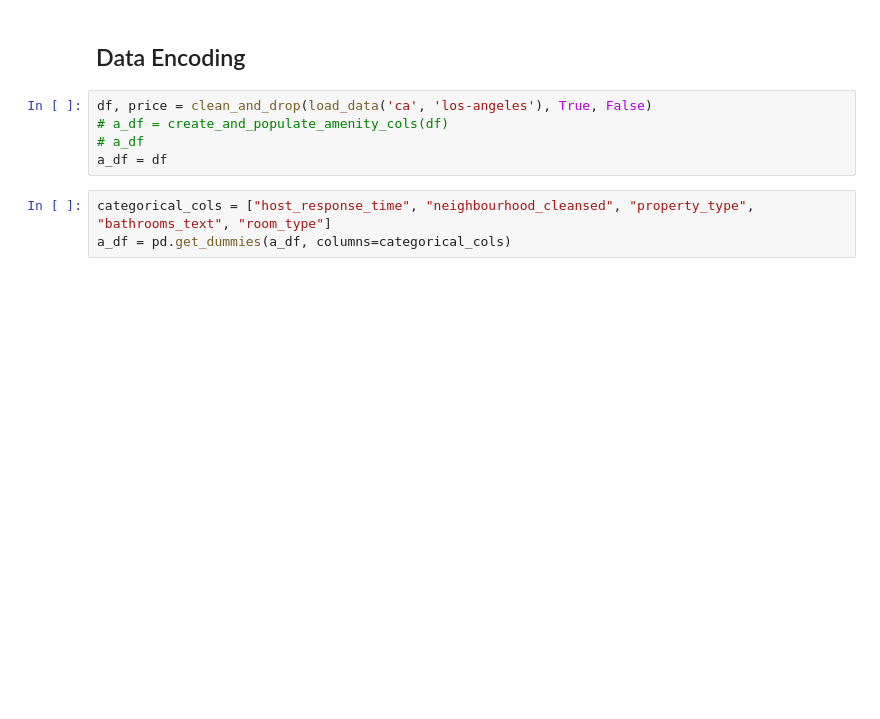
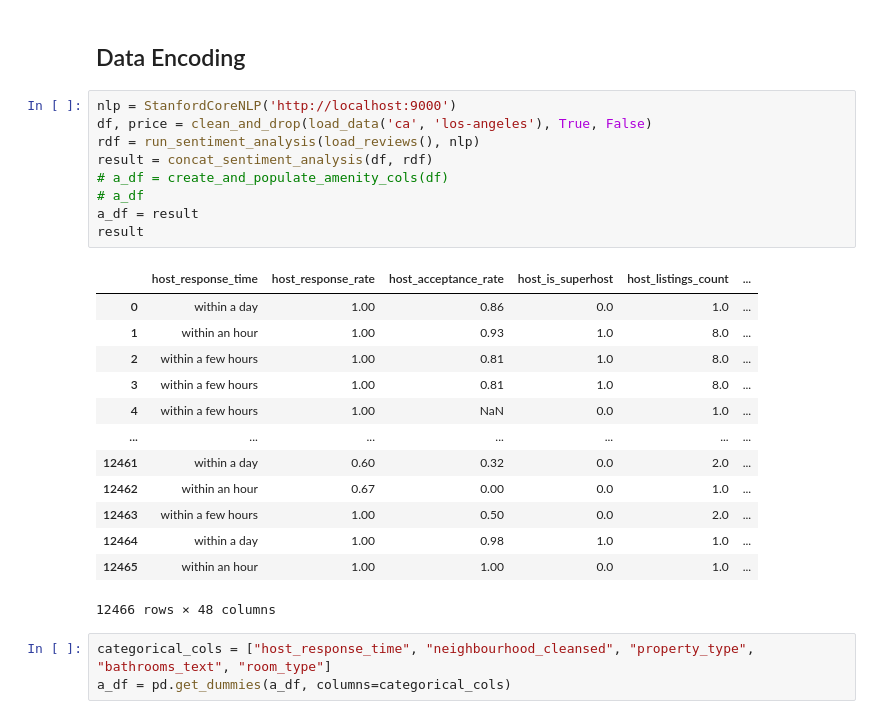
Before and after one commit to CBushnell/airbnbutility, a Jupyter notebook: models/model_testing.ipynb, the cells around one changed output. Saved outputs shown, nothing was run; the diff lists cells and outputs as text; blank space fills up the shorter version.

Commit message:
add sentiment analysis to model

```diff
--- a/models/model_testing.ipynb
+++ b/models/model_testing.ipynb
@@ -84,10 +127,28 @@ def create_and_populate_amenity_cols(df, cutoff=25):
 # %% [markdown]
 ## Data Encoding
 # %%
+nlp = StanfordCoreNLP('http://localhost:9000')
 df, price = clean_and_drop(load_data('ca', 'los-angeles'), True, False)
+rdf = run_sentiment_analysis(load_reviews(), nlp)
+result = concat_sentiment_analysis(df, rdf)
 # a_df = create_and_populate_amenity_cols(df)
 # a_df
-a_df = df
+a_df = result
+result
+# %% [output]
+|  | host_response_time | host_response_rate | host_acceptance_rate | host_is_superhost | host_listings_count | ... |
+| 0 | within a day | 1.00 | 0.86 | 0.0 | 1.0 | ... |
+| 1 | within an hour | 1.00 | 0.93 | 1.0 | 8.0 | ... |
+| 2 | within a few hours | 1.00 | 0.81 | 1.0 | 8.0 | ... |
+| 3 | within a few hours | 1.00 | 0.81 | 1.0 | 8.0 | ... |
+| 4 | within a few hours | 1.00 | NaN | 0.0 | 1.0 | ... |
+| ... | ... | ... | ... | ... | ... | ... |
+| 12461 | within a day | 0.60 | 0.32 | 0.0 | 2.0 | ... |
+| 12462 | within an hour | 0.67 | 0.00 | 0.0 | 1.0 | ... |
+| 12463 | within a few hours | 1.00 | 0.50 | 0.0 | 2.0 | ... |
+| 12464 | within a day | 1.00 | 0.98 | 1.0 | 1.0 | ... |
+| 12465 | within an hour | 1.00 | 1.00 | 0.0 | 1.0 | ... |
+12466 rows × 48 columns
 # %%
 categorical_cols = ["host_response_time", "neighbourhood_cleansed", "property_type", "bathrooms_text", "room_type"]
 a_df = pd.get_dummies(a_df, columns=categorical_cols)
```
Also changed, not shown: parts of 5 cells of this notebook.
